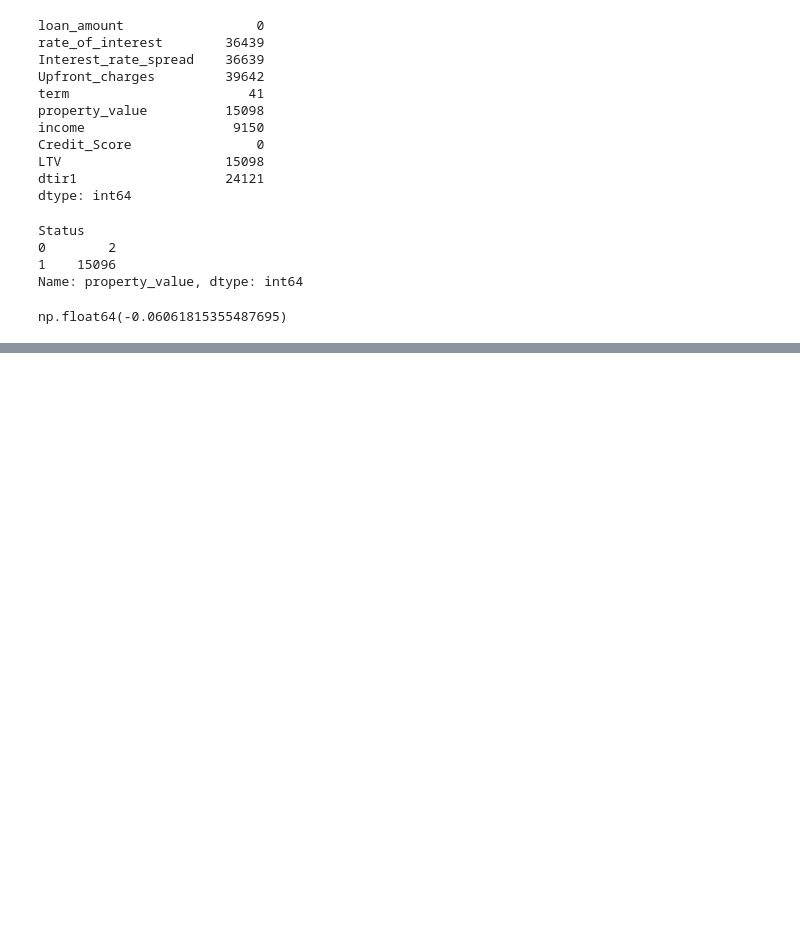
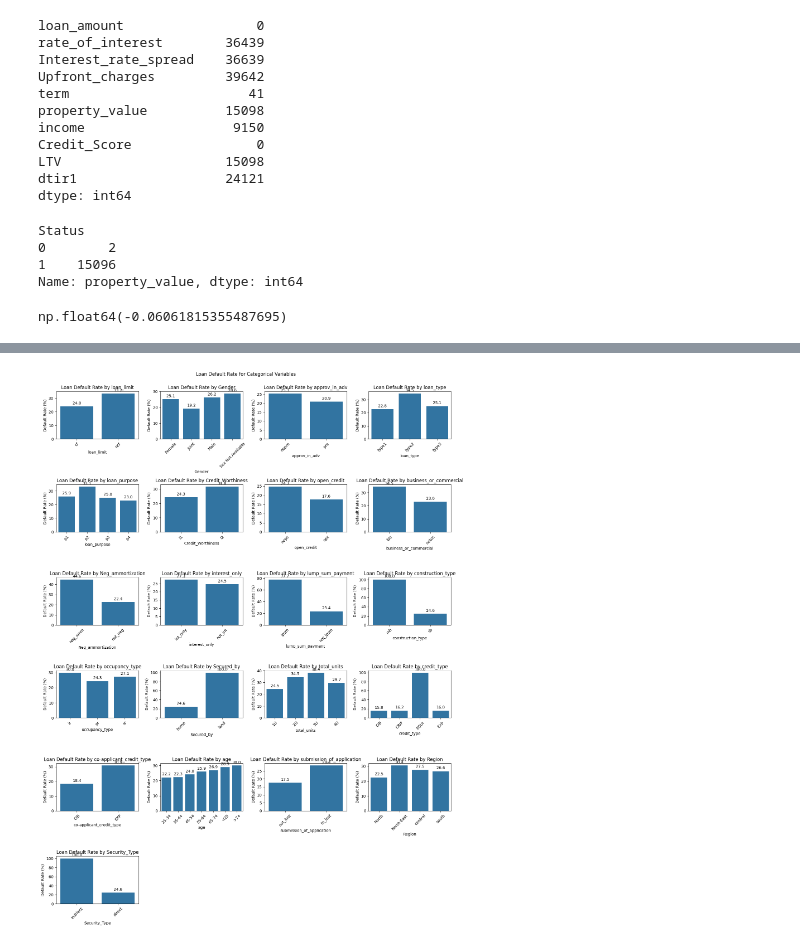
Before and after one commit to thekingVedant2005/Loan-Default-Prediction-, a Jupyter notebook: notebook/01_EDA.ipynb, the cells around one changed output, grey strips where cells are left out. Drawn from its saved outputs; the diff is of its cells as text; code cells hidden in the pictures; blank space fills up the shorter version.

```diff
--- a/notebook/01_EDA.ipynb
+++ b/notebook/01_EDA.ipynb
@@ -88,0 +138,16 @@ np.float64(-0.06061815355487695)
+# %%
+plt.figure(figsize=(15, 20))
+for i, col in enumerate(cat_cols, 1):
+
+    default_rate = data.groupby(col)['Status'].mean() * 100
+    plt.subplot(6,4, i)
+    ax = sns.barplot(x = default_rate.index, y = default_rate.values)
+    ax.bar_label(ax.containers[0], fmt='%.1f', padding=3)
+    plt.title(f"Loan Default Rate by {col}")
+    plt.ylabel("Default Rate (%)")
+    plt.xticks(rotation=45)
+plt.suptitle("Loan Default Rate for Categorical Variables", y=1)
+plt.tight_layout()
+plt.show()
+# %% [output]
+[figure, added]
```
Also changed, not shown: parts of 6 cells of this notebook, 2 other files.
